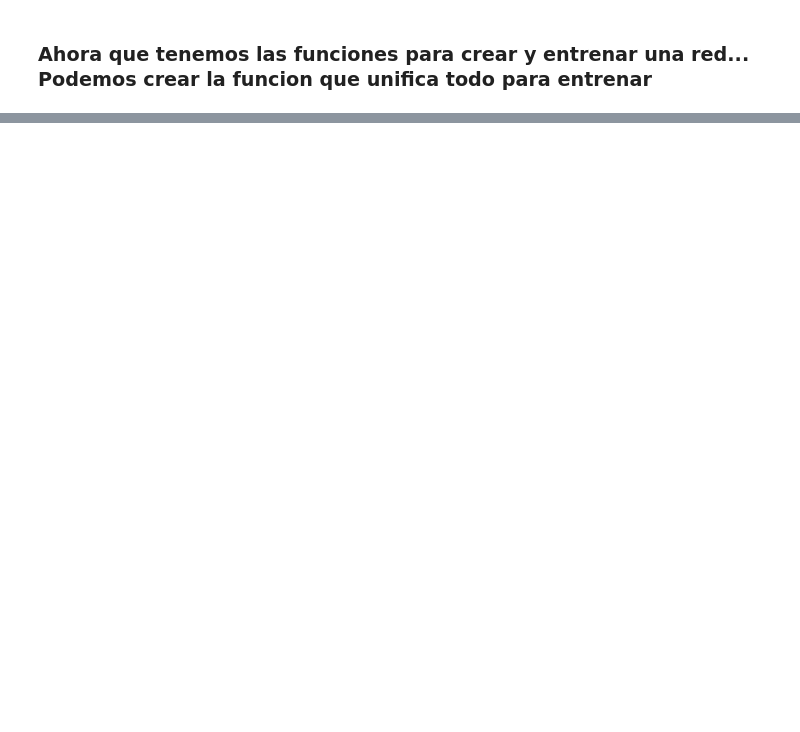
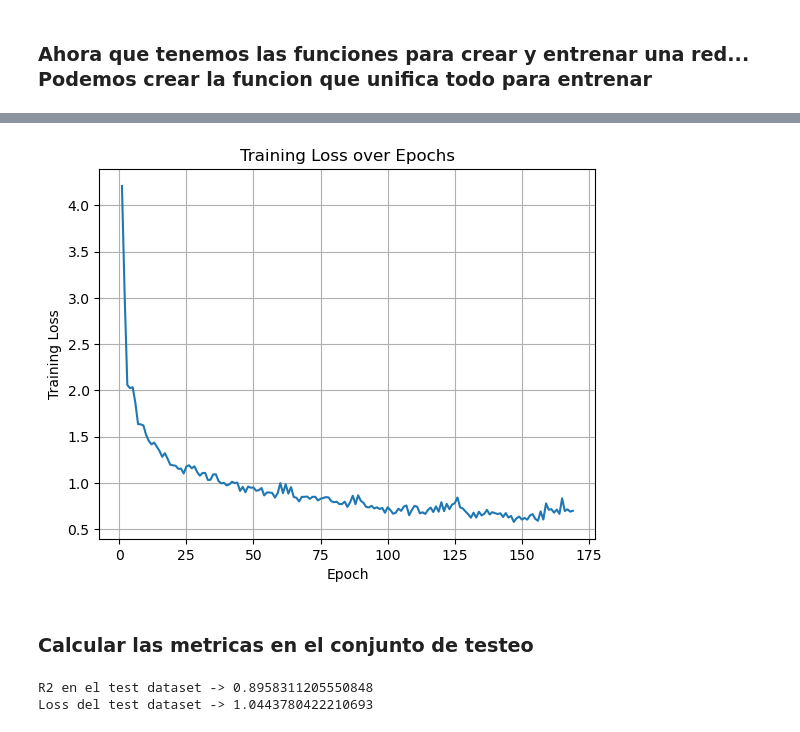
Before and after one commit to SPMINE-2425/primer_repo_pablo, a Jupyter notebook: Scripts/Analisis Avanzado.ipynb, the cells around one changed output, grey strips where cells are left out. Cells and saved outputs as stored; diff of their text form; code cells hidden in the pictures; blank space fills up the shorter version.

```diff
--- a/Scripts/Analisis Avanzado.ipynb
+++ b/Scripts/Analisis Avanzado.ipynb
@@ -992,0 +1079,23 @@ hiperparametros, datos, modelo, = nn_con_optimizacion(criterion)
+# %%
+loss_cache = modelo['cahce']
+epochs = list(range(1, len(loss_cache) + 1))
+
+plt.figure()
+plt.plot(epochs, loss_cache)
+plt.xlabel('Epoch')
+plt.ylabel('Training Loss')
+plt.title('Training Loss over Epochs')
+plt.grid(True)
+plt.show()
+# %% [output]
+[figure, added]
+# %% [markdown]
+### Calcular las metricas en el conjunto de testeo
+# %%
+test_r2, test_loss , predicciones , reales = evaluate_regression(datos['test'], modelo['Model'] , criterion , return_preds = True)
+
+print(f'R2 en el test dataset -> {test_r2}')
+print(f'Loss del test dataset -> {test_loss}')
+# %% [output]
+R2 en el test dataset -> 0.8958311205550848
+Loss del test dataset -> 1.0443780422210693
```
Also changed, not shown: parts of 16 cells of this notebook, 1 other file.
